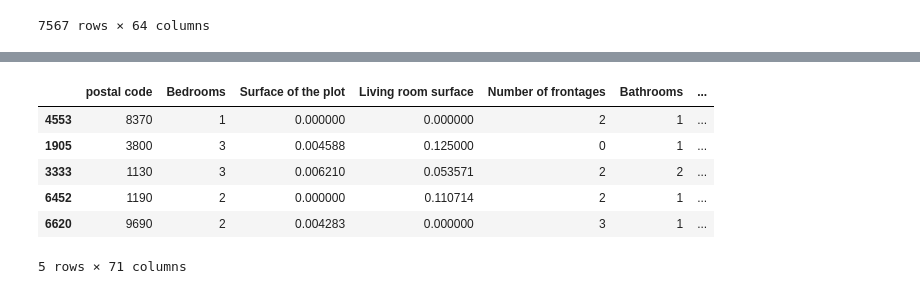
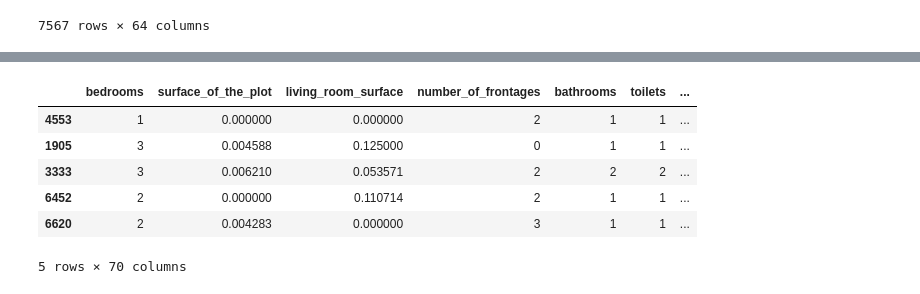
Before and after one commit to MythiliPalanisamy/Predict_Price_with_DockerAndFastAPI, a Jupyter notebook: notebooks/model_building/full_code.ipynb, the cells around one changed output, grey strips where cells are left out. Saved outputs shown, nothing was run; the diff lists cells and outputs as text; code cells hidden in the pictures.

```diff
--- a/notebooks/model_building/full_code.ipynb
+++ b/notebooks/model_building/full_code.ipynb
@@ -109,8 +161,8 @@ encoded_dataframe
 7567 rows × 64 columns
 # %%
 #removing encoded columns from trail
-trail = trail.drop(columns=[ 'Type of property', 'Building condition', 'Kitchen type',  'province','Energy class', 'Heating type',]).reset_index(drop=True)
-trail['postal code']= trail['postal code'].astype('int64')
+trail = trail.drop(columns=[ 'type_of_property', 'building_condition', 'kitchen_type',  'province', 'energy_class', 'heating_type',]).reset_index(drop=True)
+#trail['postal code']= trail['postal code'].astype('int64')
 # %%
 # Models
 
@@ -284,24 +336,26 @@ new
 # %%
 #initialising
-x = new.drop(['Price'], axis=1)
-y = new['Price']
+x = new.drop(['price'], axis=1)
+y = new['price']
 x_train,x_test, y_train, y_test = train_test_split(x, y, test_size=0.2, random_state=42)
 
 
 # normalisation or scaling - train and test
 minmax_scaler = MinMaxScaler()
-x_train[['Surface of the plot', 'Living room surface']] = minmax_scaler.fit_transform(x_train[[ 'Surface of the plot', 'Living room surface']])
-x_test[[ 'Surface of the plot', 'Living room surface']]= minmax_scaler.transform(x_test[[ 'Surface of the plot', 'Living room surface']])
+x_train[['surface_of_the_plot', 'living_room_surface']] = minmax_scaler.fit_transform(x_train[[ 'surface_of_the_plot', 'living_room_surface']])
+pickle.dump(minmax_scaler, open('minmax_scaler.pickle', 'wb'))
+
+x_test[[ 'surface_of_the_plot', 'living_room_surface']]= minmax_scaler.transform(x_test[[ 'surface_of_the_plot', 'living_room_surface']])
 
 display(x_train.head())
 # %% [output]
-|  | postal code | Bedrooms | Surface of the plot | Living room surface | Number of frontages | Bathrooms | ... |
-| 4553 | 8370 | 1 | 0.000000 | 0.000000 | 2 | 1 | ... |
-| 1905 | 3800 | 3 | 0.004588 | 0.125000 | 0 | 1 | ... |
-| 3333 | 1130 | 3 | 0.006210 | 0.053571 | 2 | 2 | ... |
-| 6452 | 1190 | 2 | 0.000000 | 0.110714 | 2 | 1 | ... |
-| 6620 | 9690 | 2 | 0.004283 | 0.000000 | 3 | 1 | ... |
+|  | bedrooms | surface_of_the_plot | living_room_surface | number_of_frontages | bathrooms | toilets | ... |
+| 4553 | 1 | 0.000000 | 0.000000 | 2 | 1 | 1 | ... |
+| 1905 | 3 | 0.004588 | 0.125000 | 0 | 1 | 1 | ... |
+| 3333 | 3 | 0.006210 | 0.053571 | 2 | 2 | 2 | ... |
+| 6452 | 2 | 0.000000 | 0.110714 | 2 | 1 | 1 | ... |
+| 6620 | 2 | 0.004283 | 0.000000 | 3 | 1 | 1 | ... |
-5 rows × 71 columns
+5 rows × 70 columns
 # %%
 warnings.filterwarnings("ignore")
 
```
Also changed, not shown: parts of 12 cells of this notebook, 11 other files.
